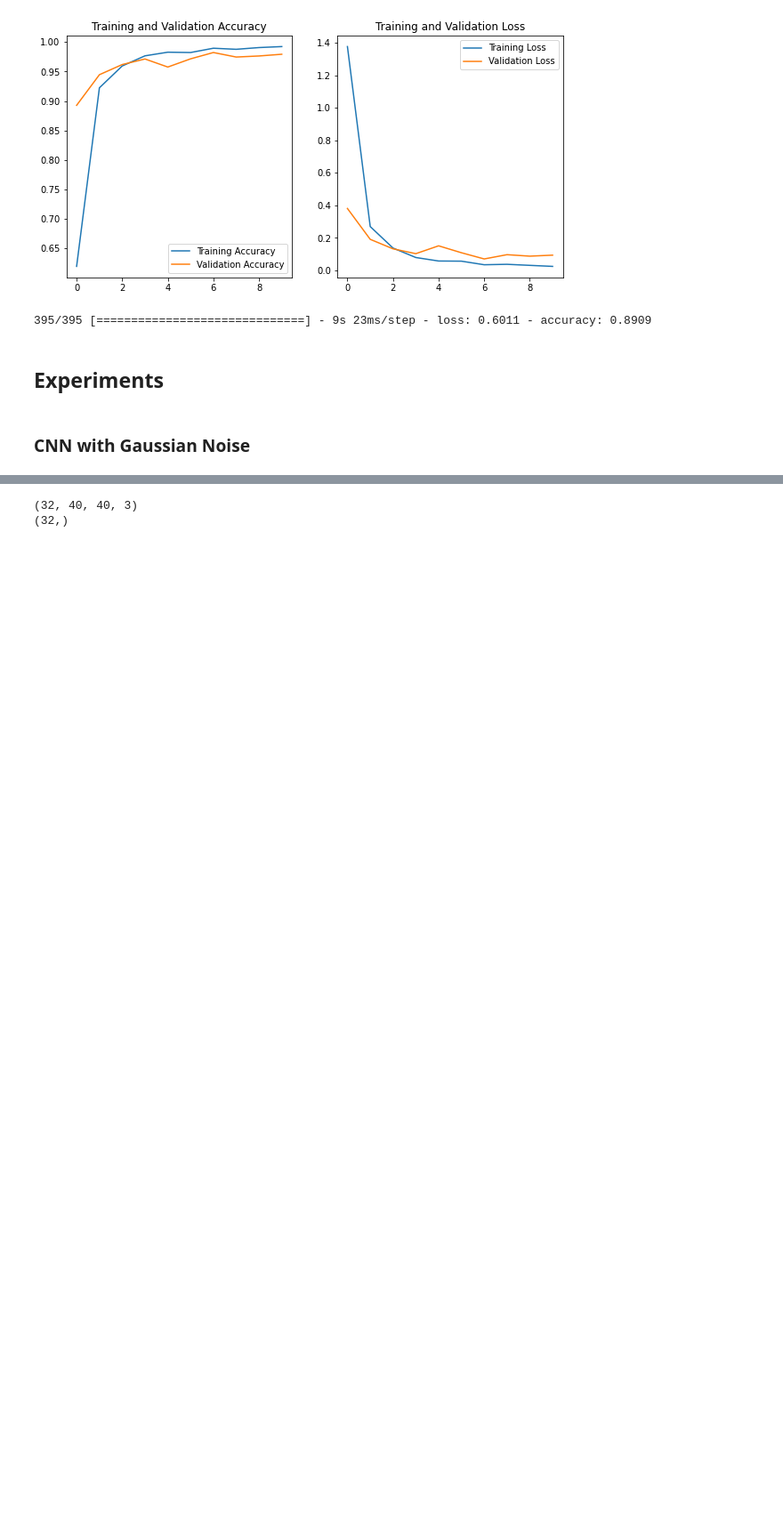
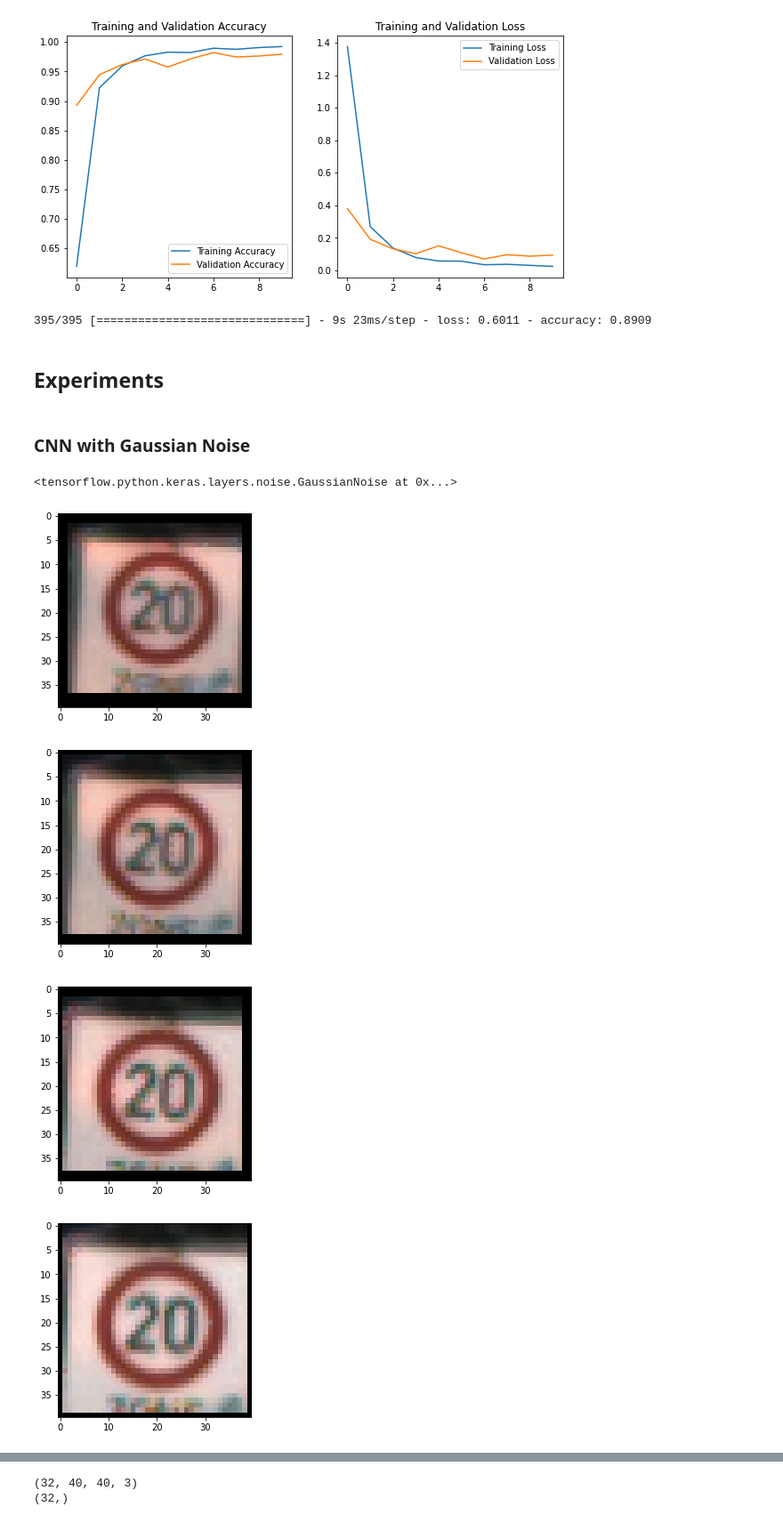
Before and after one commit to mehrotrasan16/NoisyGANMisclassifier, a Jupyter notebook: BaseLine_CNN.ipynb, the cells around one changed output, grey strips where cells are left out. Shown at 89% size. Saved outputs shown, nothing was run; the diff lists cells and outputs as text; code cells hidden in the pictures; blank space fills up the shorter version.

Commit message:
backup point 3; GAN working, CNN working, Noise Functions Complete.

```diff
--- a/BaseLine_CNN.ipynb
+++ b/BaseLine_CNN.ipynb
@@ -105,6 +117,8 @@ def readTrainTestImages(trainpath,testpath):
     testImages = []
     trainimgfiles = glob.glob(trainpath + '/*.png')
     testimgfiles = glob.glob(testpath + '/*.png')
+    trainimgfiles = sorted(trainimgfiles, key=lambda x: int(x.split("\\")[1].split(".")[0]))
+    testimgfiles = sorted(testimgfiles, key=lambda x: int(x.split("\\")[1].split(".")[0]))
     for i in tqdm(range(len(trainimgfiles))):
         # Read Images
 #         print(trainimgfiles[i])
@@ -129,3 +143,4 @@ def readTrainTestImages(trainpath,testpath):
     testlabels.drop(testlabels.columns[0], axis=1, inplace=True)
 
     return trainImages, trainlabels, testImages, testlabels
+#     return trainimgfiles, testimgfiles
@@ -452,3 +477,21 @@ test_loss, test_acc = model.evaluate(test_ds, verbose=1)
 ## Experiments
 # %% [markdown]
 ### CNN with Gaussian Noise
+# %%
+testLayer = layers.GaussianNoise(50, input_shape=(-1,40,40,-1),dtype=tf.float32)
+testLayer
+# %% [output]
+<tensorflow.python.keras.layers.noise.GaussianNoise at 0x...>
+# %%
+for index in range(100,110):
+    noise_img = testLayer(trainData[index]) #add_salt_pepper_noise(trainData[index])
+    plt.imshow(noise_img)
+    plt.show()
+    path = './noisydata/gaussian/' + str(index) + '.png'
+    tf.keras.preprocessing.image.save_img(path, noise_img)
+#     mpimg.imsave(path, noise_img,format='PNG')
+# %% [output]
+[figure, added]
+[figure, added]
+[figure, added]
+[figure, added]
```
Also changed, not shown: parts of 37 cells of this notebook, 5 other files.
